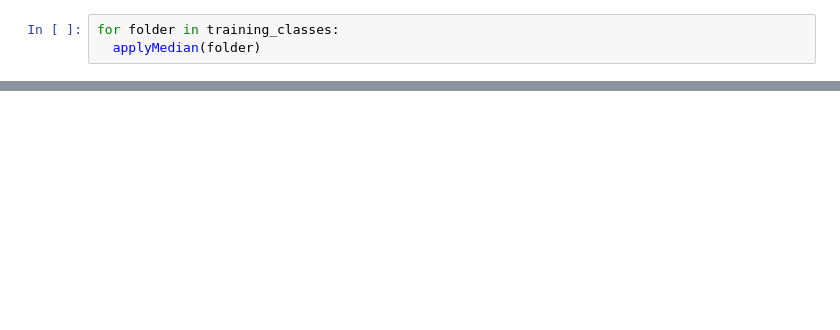
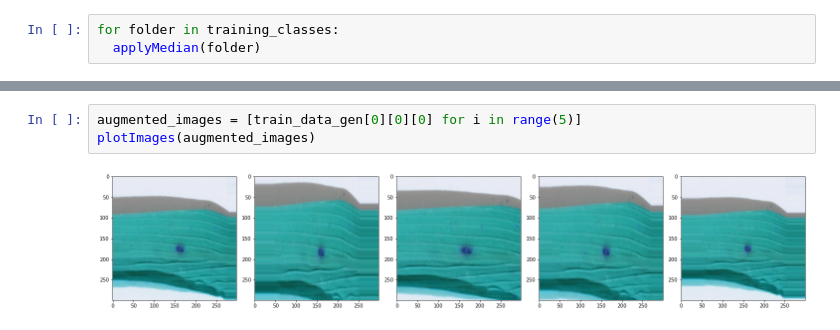
Before and after one commit to igkishore/paddy_disease_detection_python, a Jupyter notebook: Paddy_disease.ipynb, the cells around one changed output, grey strips where cells are left out. Cells and saved outputs as stored; diff of their text form; blank space fills up the shorter version.

```diff
--- a/Paddy_disease.ipynb
+++ b/Paddy_disease.ipynb
@@ -65,0 +150,5 @@ for folder in training_classes:
+# %%
+augmented_images = [train_data_gen[0][0][0] for i in range(5)]
+plotImages(augmented_images)
+# %% [output]
+[figure, added]
```
Also changed, not shown: parts of 73 cells of this notebook.
